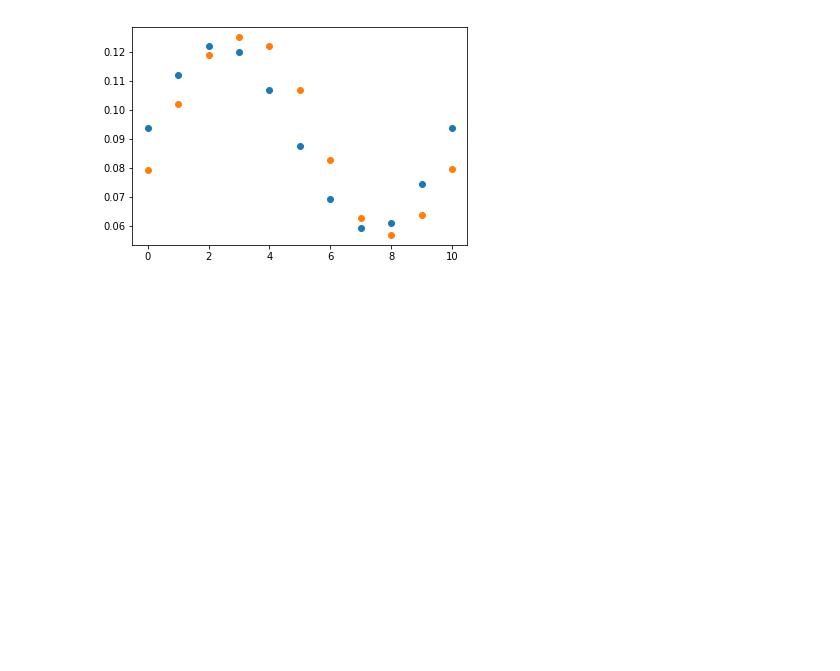
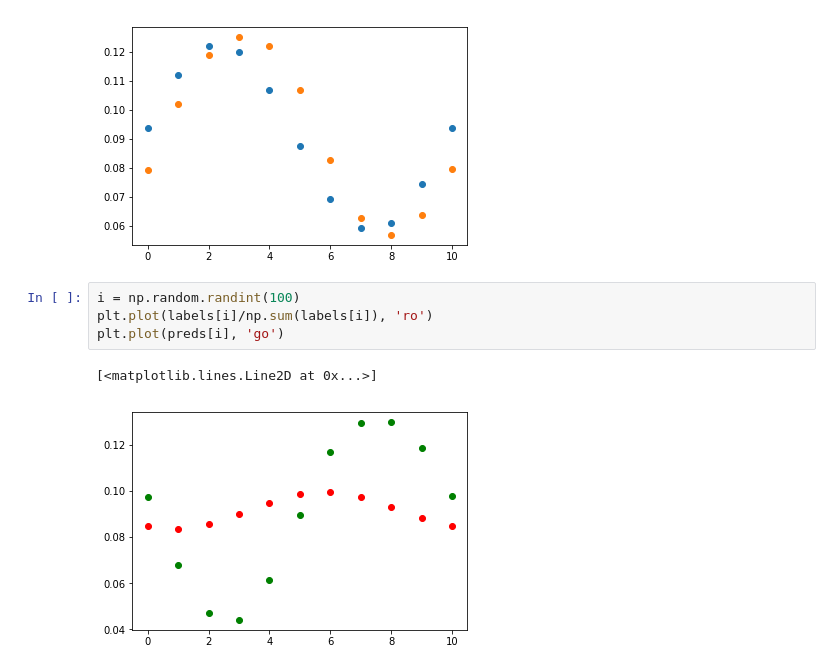
Before and after one commit to klasocha/HiggsCP, a Jupyter notebook: notebooks/Softmax tests.ipynb, the cells around one changed output. Saved outputs shown, nothing was run; the diff lists cells and outputs as text; blank space fills up the shorter version.

```diff
--- a/notebooks/Softmax tests.ipynb
+++ b/notebooks/Softmax tests.ipynb
@@ -49,3 +49,10 @@ plt.plot(preds[i], 'o')
 # %% [output]
 [<matplotlib.lines.Line2D at 0x...>]
 [figure]
+# %%
+i = np.random.randint(100)
+plt.plot(labels[i]/np.sum(labels[i]), 'ro')
+plt.plot(preds[i], 'go')
+# %% [output]
+[<matplotlib.lines.Line2D at 0x...>]
+[figure, added]
```
Also changed, not shown: parts of 1 cell of this notebook, 2 other files.
